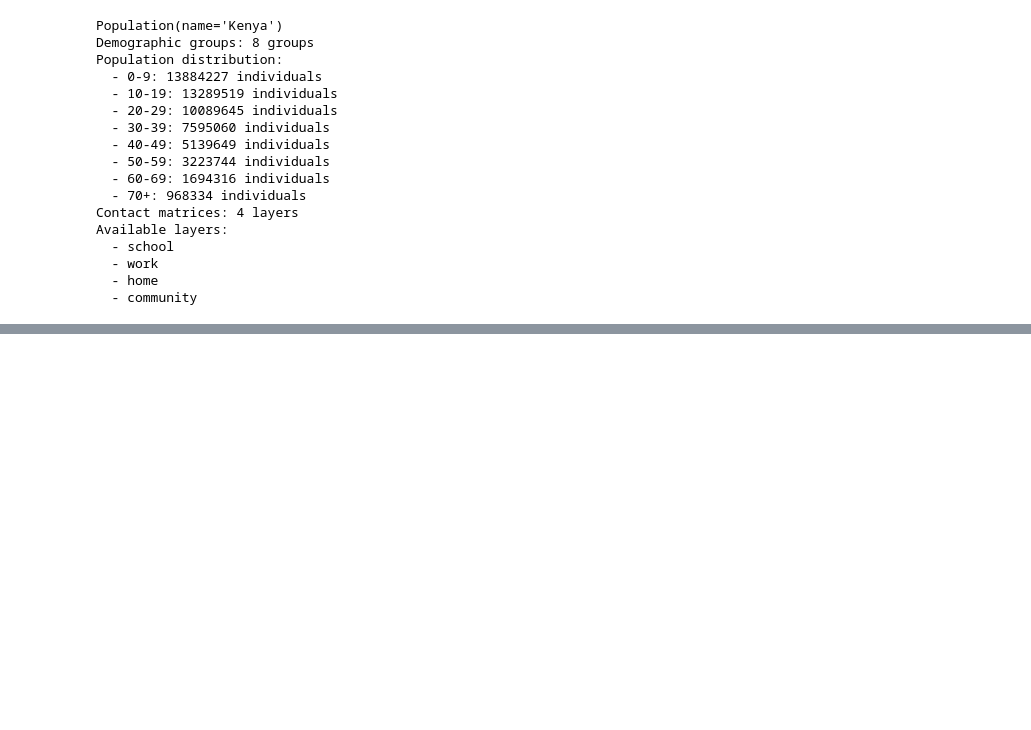
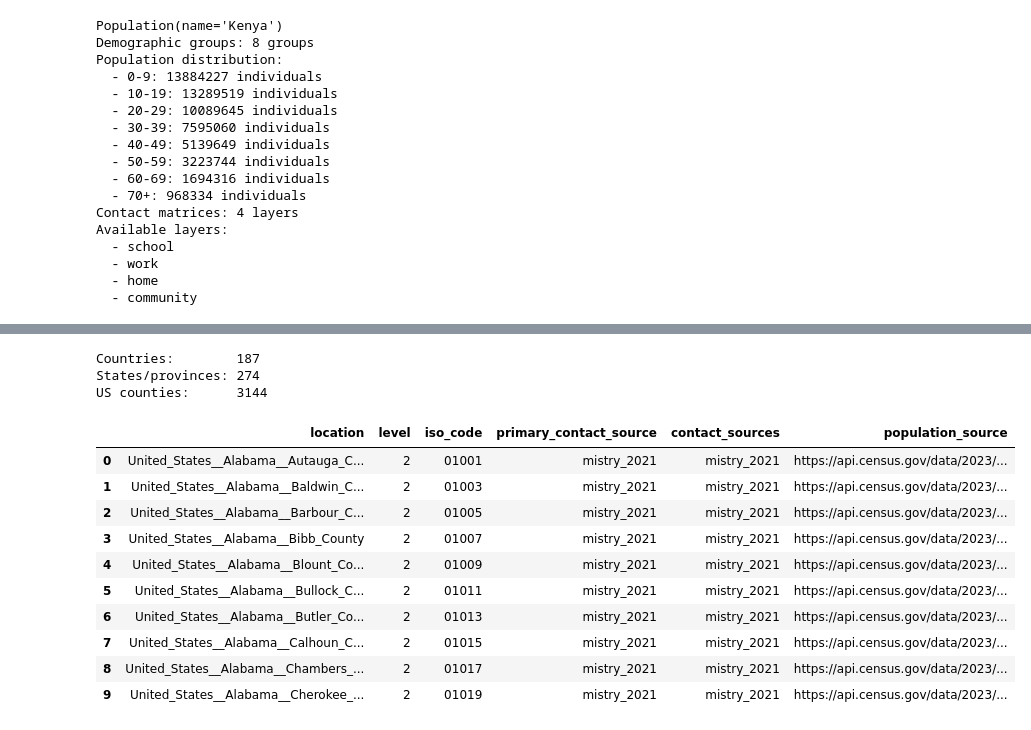
Before and after one commit to epistorm/epydemix, a Jupyter notebook: tutorials/02_Modeling_with_Population_Data.ipynb, the cells around one changed output, grey strips where cells are left out. Cells and saved outputs as stored; diff of their text form; code cells hidden in the pictures; blank space fills up the shorter version.

```diff
--- a/tutorials/02_Modeling_with_Population_Data.ipynb
+++ b/tutorials/02_Modeling_with_Population_Data.ipynb
@@ -187,0 +229,27 @@ Available layers:
+# %%
+# Filter by level
+countries = get_available_locations(level=0)
+states    = get_available_locations(level=1)
+counties  = get_available_locations(level=2)
+
+print(f"Countries:        {len(countries)}")
+print(f"States/provinces: {len(states)}")
+print(f"US counties:      {len(counties)}")
+
+# Preview a few US counties
+counties.head(10)
+# %% [output]
+Countries:        187
+States/provinces: 274
+US counties:      3144
+|  | location | level | iso_code | primary_contact_source | contact_sources | population_source |
+| 0 | United_States__Alabama__Autauga_C... | 2 | 01001 | mistry_2021 | mistry_2021 | https://api.census.gov/data/2023/... |
+| 1 | United_States__Alabama__Baldwin_C... | 2 | 01003 | mistry_2021 | mistry_2021 | https://api.census.gov/data/2023/... |
+| 2 | United_States__Alabama__Barbour_C... | 2 | 01005 | mistry_2021 | mistry_2021 | https://api.census.gov/data/2023/... |
+| 3 | United_States__Alabama__Bibb_County | 2 | 01007 | mistry_2021 | mistry_2021 | https://api.census.gov/data/2023/... |
+| 4 | United_States__Alabama__Blount_Co... | 2 | 01009 | mistry_2021 | mistry_2021 | https://api.census.gov/data/2023/... |
+| 5 | United_States__Alabama__Bullock_C... | 2 | 01011 | mistry_2021 | mistry_2021 | https://api.census.gov/data/2023/... |
+| 6 | United_States__Alabama__Butler_Co... | 2 | 01013 | mistry_2021 | mistry_2021 | https://api.census.gov/data/2023/... |
+| 7 | United_States__Alabama__Calhoun_C... | 2 | 01015 | mistry_2021 | mistry_2021 | https://api.census.gov/data/2023/... |
+| 8 | United_States__Alabama__Chambers_... | 2 | 01017 | mistry_2021 | mistry_2021 | https://api.census.gov/data/2023/... |
+| 9 | United_States__Alabama__Cherokee_... | 2 | 01019 | mistry_2021 | mistry_2021 | https://api.census.gov/data/2023/... |
```
Also changed, not shown: parts of 3 cells of this notebook, 7 other files.
